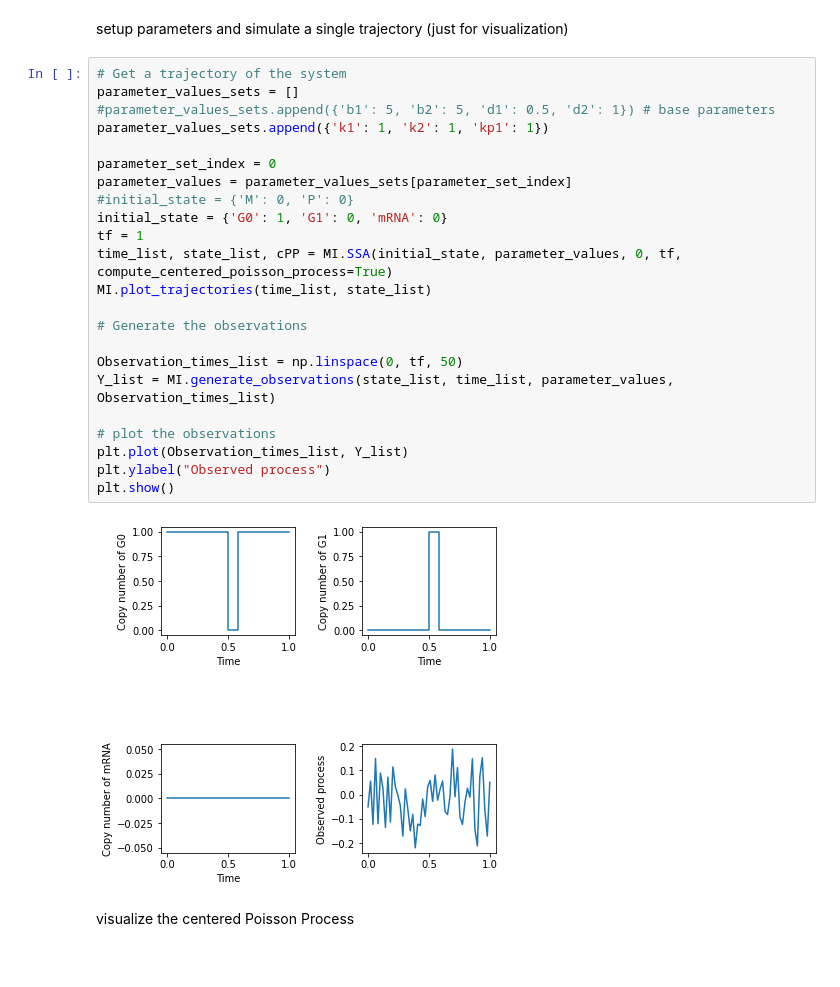
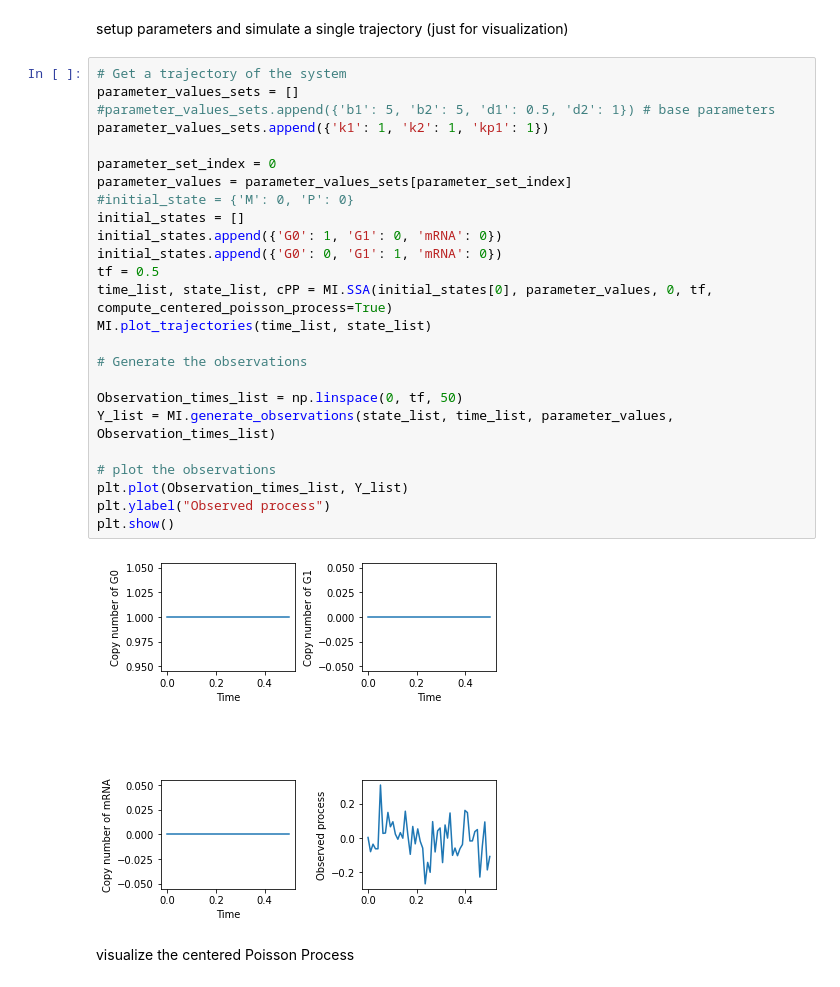
Before and after one commit to ZhouFang92/Rao-Blackwell-method-for-cell-specific-model-identification, a Jupyter notebook: testing.ipynb, the cells around one changed output. Cells and saved outputs as stored; diff of their text form.

```diff
--- a/testing.ipynb
+++ b/testing.ipynb
@@ -130,28 +130,30 @@ setup parameters and simulate a single trajectory (just for visualization)
 # %%
 # Get a trajectory of the system
 parameter_values_sets = []
 #parameter_values_sets.append({'b1': 5, 'b2': 5, 'd1': 0.5, 'd2': 1}) # base parameters
 parameter_values_sets.append({'k1': 1, 'k2': 1, 'kp1': 1})
 
 parameter_set_index = 0
 parameter_values = parameter_values_sets[parameter_set_index]
 #initial_state = {'M': 0, 'P': 0}
-initial_state = {'G0': 1, 'G1': 0, 'mRNA': 0}
-tf = 1
-time_list, state_list, cPP = MI.SSA(initial_state, parameter_values, 0, tf, compute_centered_poisson_process=True)
+initial_states = []
+initial_states.append({'G0': 1, 'G1': 0, 'mRNA': 0})
+initial_states.append({'G0': 0, 'G1': 1, 'mRNA': 0})
+tf = 0.5
+time_list, state_list, cPP = MI.SSA(initial_states[0], parameter_values, 0, tf, compute_centered_poisson_process=True)
 MI.plot_trajectories(time_list, state_list)
 
 # Generate the observations
 
 Observation_times_list = np.linspace(0, tf, 50)
 Y_list = MI.generate_observations(state_list, time_list, parameter_values, Observation_times_list)
 
 # plot the observations
 plt.plot(Observation_times_list, Y_list)
 plt.ylabel("Observed process")
 plt.show()
 # %% [output]
-[figure, old version]
+[figure, new version]
 # %% [markdown]
 visualize the centered Poisson Process
 # %%
```
Also changed, not shown: parts of 34 cells of this notebook, 4 other files.
